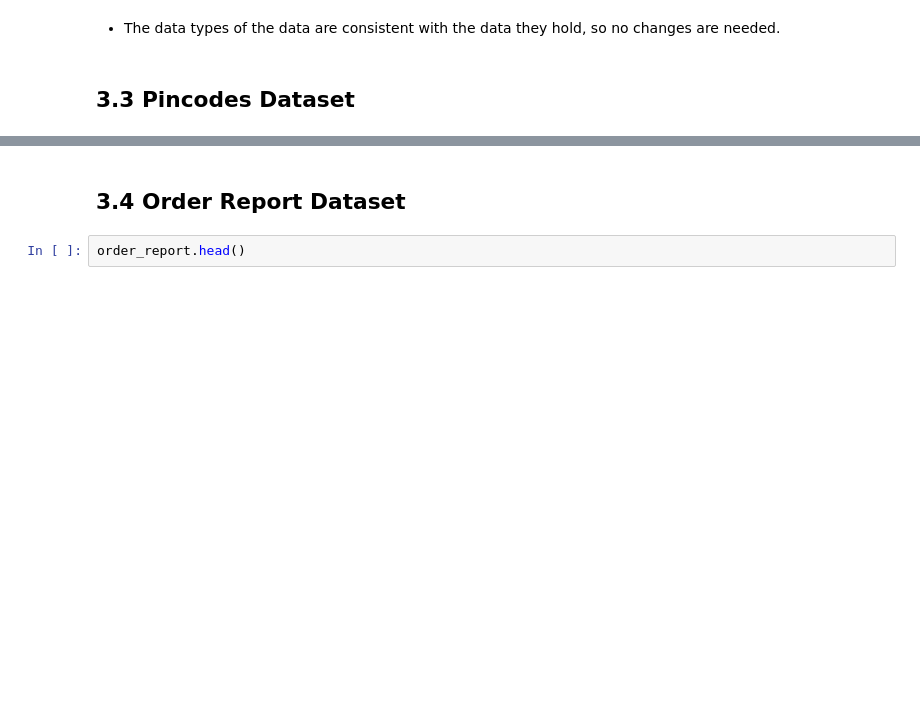
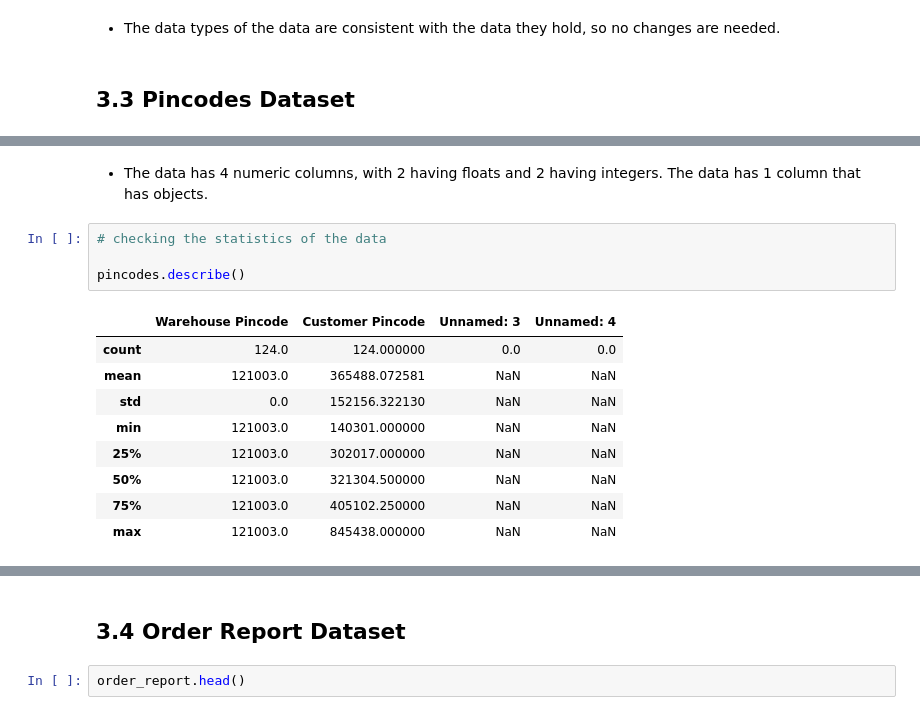
Before and after one commit to Mercy-Njambi/B2B-Ecommerce-Fraud, a Jupyter notebook: notebooks/Data Analysis.ipynb, the cells around one changed output, grey strips where cells are left out. Cells and saved outputs as stored; diff of their text form; blank space fills up the shorter version.

```diff
--- a/notebooks/Data Analysis.ipynb
+++ b/notebooks/Data Analysis.ipynb
@@ -289 +308,17 @@ pincodes.head()
+# %% [markdown]
+- The data has 4 numeric columns, with 2 having floats and 2 having integers. The data has 1 column that has objects.
+# %%
+# checking the statistics of the data
+
+pincodes.describe()
+# %% [output]
+|  | Warehouse Pincode | Customer Pincode | Unnamed: 3 | Unnamed: 4 |
+| count | 124.0 | 124.000000 | 0.0 | 0.0 |
+| mean | 121003.0 | 365488.072581 | NaN | NaN |
+| std | 0.0 | 152156.322130 | NaN | NaN |
+| min | 121003.0 | 140301.000000 | NaN | NaN |
+| 25% | 121003.0 | 302017.000000 | NaN | NaN |
+| 50% | 121003.0 | 321304.500000 | NaN | NaN |
+| 75% | 121003.0 | 405102.250000 | NaN | NaN |
+| max | 121003.0 | 845438.000000 | NaN | NaN |
 # %% [markdown]
```
Also changed, not shown: parts of 30 cells of this notebook.
